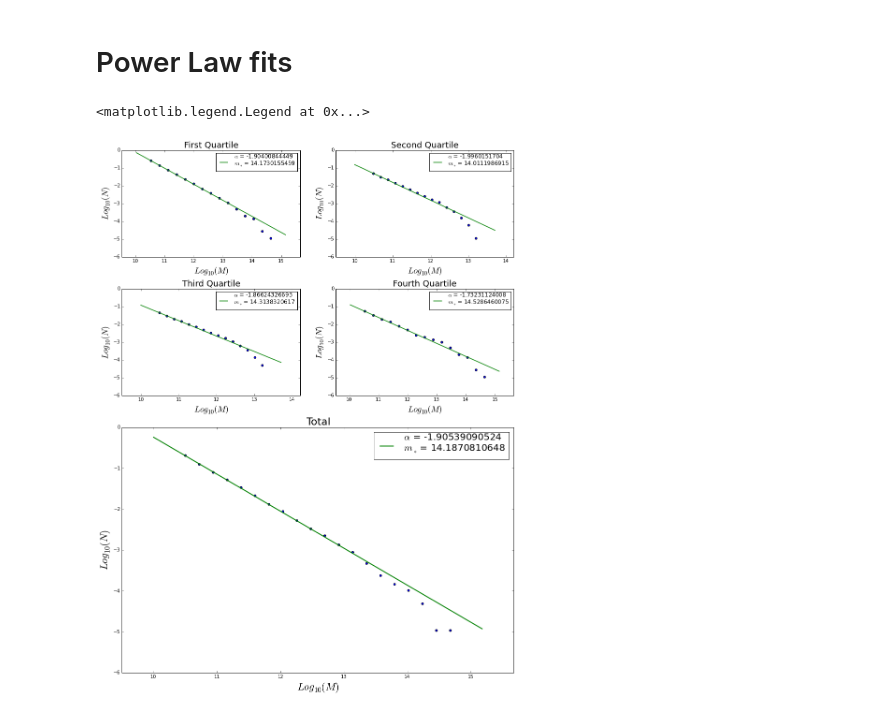
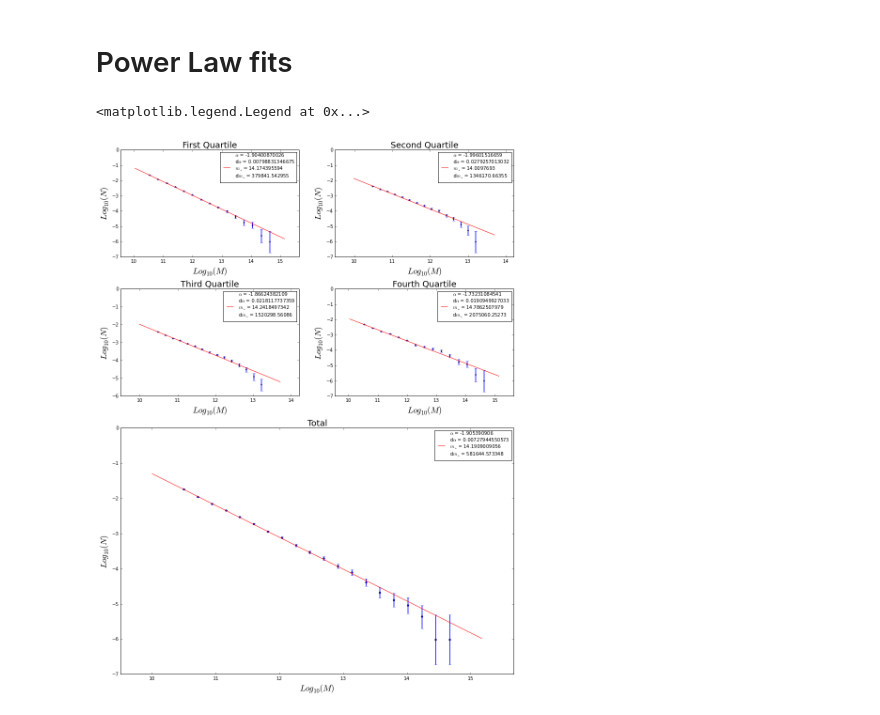
Before and after one commit to jdprada1760/Cornell_Summer, a Jupyter notebook: Millenium_Run/Big_Simulation/quartile.ipynb, the cells around one changed output. Saved outputs shown, nothing was run; the diff lists cells and outputs as text; code cells hidden in the pictures.

```diff
--- a/Millenium_Run/Big_Simulation/quartile.ipynb
+++ b/Millenium_Run/Big_Simulation/quartile.ipynb
@@ -14,7 +14,7 @@ table = np.loadtxt(name, skiprows = 0, delimiter = ',').T
 # mass per particle
 M = 8.61E+8 / 0.7
 # The volume of the sample box
-vol = (40*40*40)/(0.7**3)
+vol = (90*90*90)/(0.7**3)
 #M,vol
 table[0] = 4/(np.pi*table[0])
 len(table.T)
@@ -76,11 +76,11 @@ def Power(m,alpha,phi_s,m_s):
 def fit(mf,bins):
     # tmp[0]:mj,  tmp[1]:nj
     tmp = histog(log100(mf),bins)
-    return optimize.curve_fit(Schechter,tmp[0],tmp[1],p0=[-2.0,0,14], sigma = np.sqrt(tmp[1]), maxfev = 40000)
+    return optimize.curve_fit(Schechter,tmp[0],tmp[1],p0=[-2.0,0,14], sigma = np.sqrt(tmp[1]*vol)/vol, maxfev = 40000)
 # Returns the fitted parameters for Power law given the mass distribution
 def fitP(mf,bins):
     tmp = histog(log100(mf),bins)
-    return optimize.curve_fit(Power,tmp[0],tmp[1],p0=[-2.0,0,14], sigma = np.sqrt(tmp[1]), maxfev = 40000)
+    return optimize.curve_fit(Power,tmp[0],tmp[1],p0=[-2.0,0,14], sigma = np.sqrt(tmp[1]*vol)/vol, maxfev = 40000)
 # %% [markdown]
 # Histograms
 # %%
@@ -222,71 +238,86 @@ ax4 = plt.subplot(gs[2:,:])
 # Histo for first quartile
 tmp = histog(log100(q1),bins)
 logm = linspace(amin(tmp[0])-0.5,amax(tmp[0])+0.5, 100)
-ax0.scatter( tmp[0], log100(tmp[1]))
+ax0.errorbar( tmp[0], log100(tmp[1]), yerr = sqrt(vol*tmp[1])/(vol*tmp[1]), fmt='o', ecolor = 'b',
+             c = 'b', markersize=2.5,elinewidth=1.5)
 ft = fitP(q1,bins)[0]
-ax0.plot(logm, log100(Power(logm,ft[0],ft[1],ft[2]) ),'g',
-         label = r"$\alpha$ = " + str(ft[0]) +"\n" + r"$m_\ast$ = " + str(ft[2]) , lw = 1.5)
+errors = fitP(q1,bins)[1]
+ax0.plot(logm, log100(Power(logm,ft[0],ft[1],ft[2]) ),'r',
+         label = r"$\alpha$ = " + str(ft[0]) +"\n" + r"d$\alpha$ = " + str(sqrt(errors[0][0]))+"\n"
+         + r"$m_\ast$ = " + str(ft[2])  +"\n" + r"d$m_\ast$ = " + str(sqrt(abs(errors[2][2]))))
 ax0.set_title('First Quartile', fontsize = 18)
 ax0.set_ylabel('$Log_{10}(N)$', fontsize = 18)
 ax0.set_xlabel('$Log_{10}(M)$', fontsize = 18)
-ax0.set_ylim(-6,0)
+ax0.set_ylim(-7,0)
 ax0.set_xlim(amin(tmp[0])-1,amax(tmp[0])+1)
-ax0.legend()
+ax0.legend(prop={'size':10})
 #--
 tmp = histog(log100(q2),bins)
 logm = linspace(amin(tmp[0])-0.5,amax(tmp[0])+0.5, 100)
-ax1.scatter( tmp[0], log100(tmp[1]))
+ax1.errorbar( tmp[0], log100(tmp[1]), yerr = sqrt(vol*tmp[1])/(vol*tmp[1]), fmt='o', ecolor = 'b',
+             c = 'b', markersize=2.5,elinewidth=1.5)
 ft = fitP(q2,bins)[0]
-ax1.plot(logm, log100(Power(logm,ft[0],ft[1],ft[2]) ),'g',
-         label = r"$\alpha$ = " + str(ft[0]) +"\n" + r"$m_\ast$ = " + str(ft[2]), lw = 1.5)
+errors = fitP(q2,bins)[1]
+ax1.plot(logm, log100(Power(logm,ft[0],ft[1],ft[2]) ),'r',
+         label = r"$\alpha$ = " + str(ft[0]) +"\n" + r"d$\alpha$ = " + str(sqrt(errors[0][0]))+"\n"
+         + r"$m_\ast$ = " + str(ft[2])  +"\n" + r"d$m_\ast$ = " + str(sqrt(abs(errors[2][2]))))
 ax1.set_title('Second Quartile', fontsize = 18)
 ax1.set_ylabel('$Log_{10}(N)$', fontsize = 18)
 ax1.set_xlabel('$Log_{10}(M)$', fontsize = 18)
-ax1.set_ylim(-6,0)
+ax1.set_ylim(-7,0)
 ax1.set_xlim(amin(tmp[0])-1,amax(tmp[0])+1)
-ax1.legend()
+ax1.legend(prop={'size':10})
 #--
 tmp = histog(log100(q3),bins)
 logm = linspace(amin(tmp[0])-0.5,amax(tmp[0])+0.5, 100)
-ax2.scatter( tmp[0], log100(tmp[1]))
+ax2.errorbar( tmp[0], log100(tmp[1]), yerr = sqrt(vol*tmp[1])/(vol*tmp[1]), fmt='o', ecolor = 'b',
+             c = 'b', markersize=2.5,elinewidth=1.5)
 ft = fitP(q3,bins)[0]
-ax2.plot(logm, log100(Power(logm,ft[0],ft[1],ft[2]) ),'g',
-         label = r"$\alpha$ = " + str(ft[0]) +"\n" + r"$m_\ast$ = " + str(ft[2]), lw = 1.5)
+errors = fitP(q3,bins)[1]
+ax2.plot(logm, log100(Power(logm,ft[0],ft[1],ft[2]) ),'r',
+         label = r"$\alpha$ = " + str(ft[0]) +"\n" + r"d$\alpha$ = " + str(sqrt(errors[0][0]))+"\n"
+         + r"$m_\ast$ = " + str(ft[2])  +"\n" + r"d$m_\ast$ = " + str(sqrt(abs(errors[2][2]))))
 ax2.set_title('Third Quartile', fontsize = 18)
 ax2.set_ylabel('$Log_{10}(N)$', fontsize = 18)
 ax2.set_xlabel('$Log_{10}(M)$', fontsize = 18)
 ax2.set_ylim(-6,0)
 ax2.set_xlim(amin(tmp[0])-1,amax(tmp[0])+1)
-ax2.legend()
+ax2.legend(prop={'size':10})
 #--
 tmp = histog(log100(q4),bins)
 logm = linspace(amin(tmp[0])-0.5,amax(tmp[0])+0.5, 100)
-ax3.scatter( tmp[0], log100(tmp[1]))
+ax3.errorbar( tmp[0], log100(tmp[1]), yerr = sqrt(vol*tmp[1])/(vol*tmp[1]), fmt='o', ecolor = 'b',
+             c = 'b', markersize=2.5,elinewidth=1.5)
 ft = fitP(q4,bins)[0]
-ax3.plot(logm, log100(Power(logm,ft[0],ft[1],ft[2]) ),'g',
-         label = r"$\alpha$ = " + str(ft[0]) +"\n" + r"$m_\ast$ = " + str(ft[2]), lw = 1.5)
+errors = fitP(q4,bins)[1]
+ax3.plot(logm, log100(Power(logm,ft[0],ft[1],ft[2]) ),'r',
+         label = r"$\alpha$ = " + str(ft[0]) +"\n" + r"d$\alpha$ = " + str(sqrt(errors[0][0]))+"\n"
+         + r"$m_\ast$ = " + str(ft[2])  +"\n" + r"d$m_\ast$ = " + str(sqrt(abs(errors[2][2]))))
 ax3.set_title('Fourth Quartile', fontsize = 18)
 ax3.set_ylabel('$Log_{10}(N)$', fontsize = 18)
 ax3.set_xlabel('$Log_{10}(M)$', fontsize = 18)
-ax3.set_ylim(-6,0)
+ax3.set_ylim(-7,0)
 ax3.set_xlim(amin(tmp[0])-1,amax(tmp[0])+1)
-ax3.legend()
+ax3.legend(prop={'size':10})
 
 # Total fit
 q1 = M*table[1]
 bins = 20
 tmp = histog(log100(q1),bins)
 logm = linspace(amin(tmp[0])-0.5,amax(tmp[0])+0.5, 100)
-ax4.scatter( tmp[0], log100(tmp[1]))
+ax4.errorbar( tmp[0], log100(tmp[1]), yerr = sqrt(vol*tmp[1])/(vol*tmp[1]), fmt='o', ecolor = 'b',
+             c = 'b', markersize=4,elinewidth=1.5)
 ft = fitP(q1,bins)[0]
-ax4.plot(logm, log100(Power(logm,ft[0],ft[1],ft[2]) ),'g',
-         label = r"$\alpha$ = " + str(ft[0]) +"\n" + r"$m_\ast$ = " + str(ft[2]) , lw = 2)
-ax4.set_title('Total', fontsize = 22)
-ax4.set_ylabel('$Log_{10}(N)$', fontsize = 22)
-ax4.set_xlabel('$Log_{10}(M)$', fontsize = 22)
-ax4.set_ylim(-6,0)
+errors = fitP(q1,bins)[1]
+ax4.plot(logm, log100(Power(logm,ft[0],ft[1],ft[2]) ),'r',
+         label = r"$\alpha$ = " + str(ft[0]) +"\n" + r"d$\alpha$ = " + str(sqrt(errors[0][0]))+"\n"
+         + r"$m_\ast$ = " + str(ft[2])  +"\n" + r"d$m_\ast$ = " + str(sqrt(abs(errors[2][2]))))
+ax4.set_title('Total', fontsize = 18)
+ax4.set_ylabel('$Log_{10}(N)$', fontsize = 18)
+ax4.set_xlabel('$Log_{10}(M)$', fontsize = 18)
+ax4.set_ylim(-7,0)
 ax4.set_xlim(amin(tmp[0])-1,amax(tmp[0])+1)
-ax4.legend(prop={'size':20})
+ax4.legend(prop={'size':10})
 # %% [output]
 <matplotlib.legend.Legend at 0x...>
-[figure, old version]
+[figure, new version]
```
Also changed, not shown: parts of 2 cells of this notebook.
